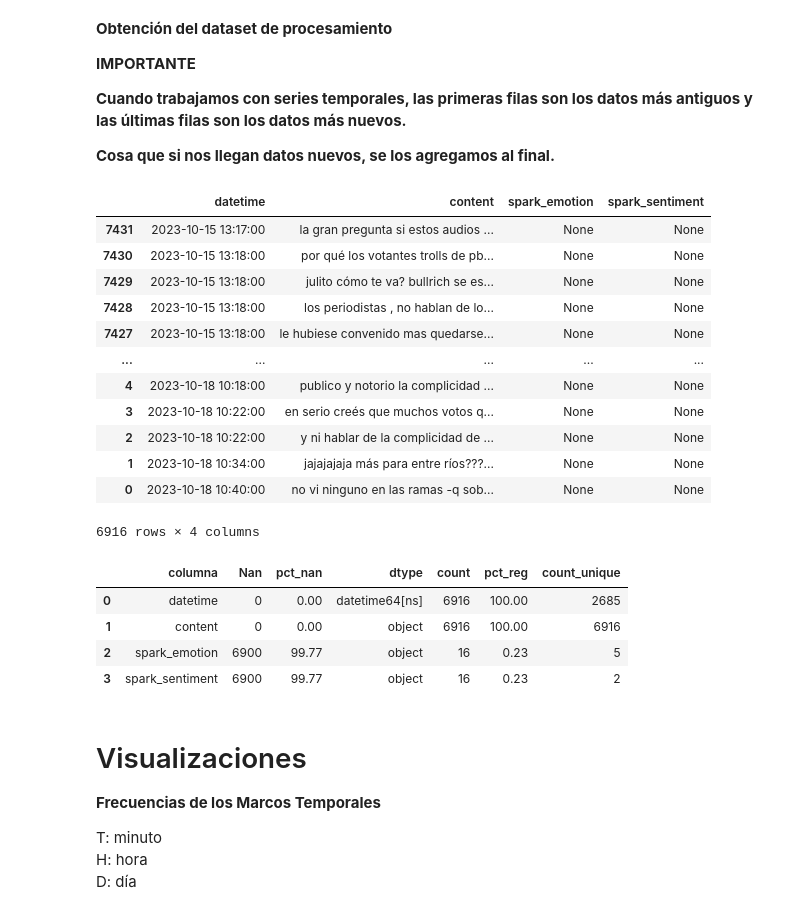
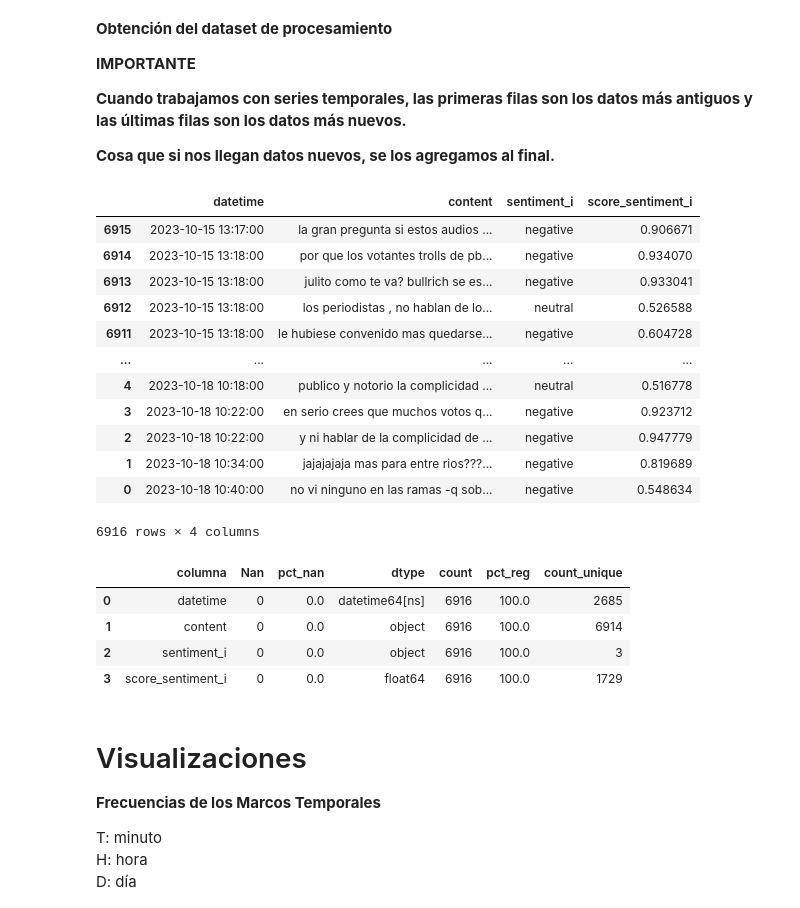
Before and after one commit to jackonedev/NLP_Machine, a Jupyter notebook: visualizacion.ipynb, the cells around one changed output. Saved outputs shown, nothing was run; the diff lists cells and outputs as text; code cells hidden in the pictures.

```diff
--- a/visualizacion.ipynb
+++ b/visualizacion.ipynb
@@ -47 +34,17 @@ print(os.listdir("./app/shared_resources/"))
+# %%
+# APP
+from app.time_series import TimeSeries
+
+file_name = "hola mundo"
+file_name = "dfts_melcogatev2_10-21_1.pickle"
+
+
+if file_name not in os.listdir("./app/shared_resources/"):
+    TimeSeries.main()
+
+
+##  cargar datos en vez de generarlos ya que podriamos haberlo corrido anteriormente
+else:
+    with open(f"./app/shared_resources/{file_name}", "rb") as file:
+        df = pickle.load(file)
 # %%
@@ -55,0 +61,10 @@ df.iloc[:,9:20].head(2)
+# %%
+from app.m1_sentiment.M1_sentiment import main_shared_resources
+
+max_workers = 4
+# max_workers = 1 # 4 minutos
+# max_workers = 4 # 3 minutos y medio
+# max_workers = 5 # 3 minutos
+
+df = main_shared_resources(file_name, max_workers)
+df = df.drop(columns = ["spark_sentiment", "spark_emotion"])
@@ -123,7 +170,7 @@ dataset.head(10)
 **Cosa que si nos llegan datos nuevos, se los agregamos al final.**
 # %%
 ## TEST 2
-features = ["datetime", "content", "spark_emotion", "spark_sentiment"]
+features = ["datetime", "content", "sentiment_i", "score_sentiment_i"]# spark_emotion
 for feature in features:
     if feature not in df.columns:
         raise Exception(f"Faltan features en la data recibida:\nFeature faltante \"{feature}\"")
@@ -132,33 +179,33 @@ for feature in features:
 # %%
 # Seleccionamos features e invertimos el orden del dataset
 dataset_main = df.loc[::-1, features]
 
-dataset_main["spark_emotion"] = [elemento if elemento != '-' else None for elemento in dataset_main.spark_emotion.to_list()]
-dataset_main["spark_sentiment"] = [elemento if elemento != '-' else None for elemento in dataset_main.spark_sentiment.to_list()]
+# dataset_main["spark_emotion"] = [elemento if elemento != '-' else None for elemento in dataset_main.spark_emotion.to_list()]
+# dataset_main["spark_sentiment"] = [elemento if elemento != '-' else None for elemento in dataset_main.spark_sentiment.to_list()]
 
 dataset_main
 # %% [output]
-|  | datetime | content | spark_emotion | spark_sentiment |
-| 7431 | 2023-10-15 13:17:00 | la gran pregunta si estos audios ... | None | None |
-| 7430 | 2023-10-15 13:18:00 | por qué los votantes trolls de pb... | None | None |
-| 7429 | 2023-10-15 13:18:00 | julito cómo te va? bullrich se es... | None | None |
-| 7428 | 2023-10-15 13:18:00 | los periodistas , no hablan de lo... | None | None |
-| 7427 | 2023-10-15 13:18:00 | le hubiese convenido mas quedarse... | None | None |
+|  | datetime | content | sentiment_i | score_sentiment_i |
+| 6915 | 2023-10-15 13:17:00 | la gran pregunta si estos audios ... | negative | 0.906671 |
+| 6914 | 2023-10-15 13:18:00 | por que los votantes trolls de pb... | negative | 0.934070 |
+| 6913 | 2023-10-15 13:18:00 | julito como te va? bullrich se es... | negative | 0.933041 |
+| 6912 | 2023-10-15 13:18:00 | los periodistas , no hablan de lo... | neutral | 0.526588 |
+| 6911 | 2023-10-15 13:18:00 | le hubiese convenido mas quedarse... | negative | 0.604728 |
 | ... | ... | ... | ... | ... |
-| 4 | 2023-10-18 10:18:00 | publico y notorio la complicidad ... | None | None |
-| 3 | 2023-10-18 10:22:00 | en serio creés que muchos votos q... | None | None |
-| 2 | 2023-10-18 10:22:00 | y ni hablar de la complicidad de ... | None | None |
-| 1 | 2023-10-18 10:34:00 | jajajajaja más para entre ríos???... | None | None |
-| 0 | 2023-10-18 10:40:00 | no vi ninguno en las ramas -q sob... | None | None |
+| 4 | 2023-10-18 10:18:00 | publico y notorio la complicidad ... | neutral | 0.516778 |
+| 3 | 2023-10-18 10:22:00 | en serio crees que muchos votos q... | negative | 0.923712 |
+| 2 | 2023-10-18 10:22:00 | y ni hablar de la complicidad de ... | negative | 0.947779 |
+| 1 | 2023-10-18 10:34:00 | jajajajaja mas para entre rios???... | negative | 0.819689 |
+| 0 | 2023-10-18 10:40:00 | no vi ninguno en las ramas -q sob... | negative | 0.548634 |
 6916 rows × 4 columns
 # %%
 data_info(dataset_main)
 # %% [output]
 |  | columna | Nan | pct_nan | dtype | count | pct_reg | count_unique |
-| 0 | datetime | 0 | 0.00 | datetime64[ns] | 6916 | 100.00 | 2685 |
-| 1 | content | 0 | 0.00 | object | 6916 | 100.00 | 6916 |
-| 2 | spark_emotion | 6900 | 99.77 | object | 16 | 0.23 | 5 |
-| 3 | spark_sentiment | 6900 | 99.77 | object | 16 | 0.23 | 2 |
+| 0 | datetime | 0 | 0.0 | datetime64[ns] | 6916 | 100.0 | 2685 |
+| 1 | content | 0 | 0.0 | object | 6916 | 100.0 | 6914 |
+| 2 | sentiment_i | 0 | 0.0 | object | 6916 | 100.0 | 3 |
+| 3 | score_sentiment_i | 0 | 0.0 | float64 | 6916 | 100.0 | 1729 |
 # %%
 ## implementar features, cantidad de hastags, cantidad de usuarios mencionados
 # %% [markdown]
```
Also changed, not shown: parts of 16 cells of this notebook.
